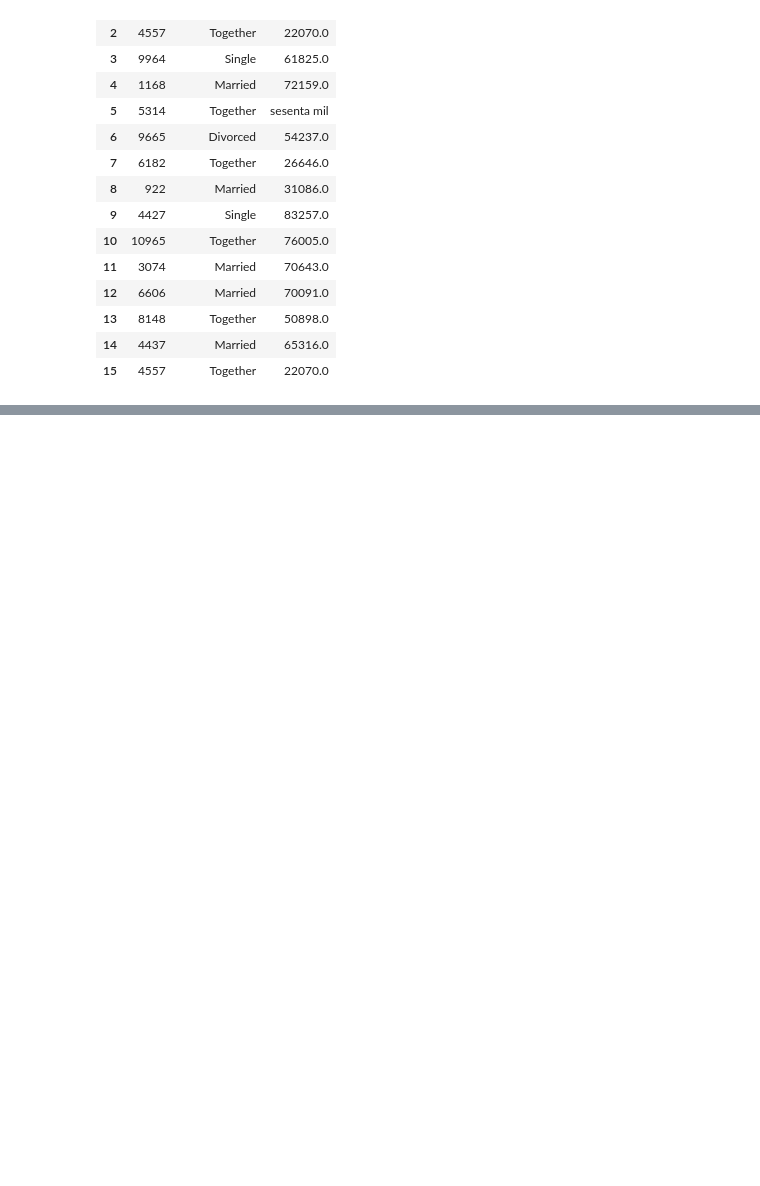
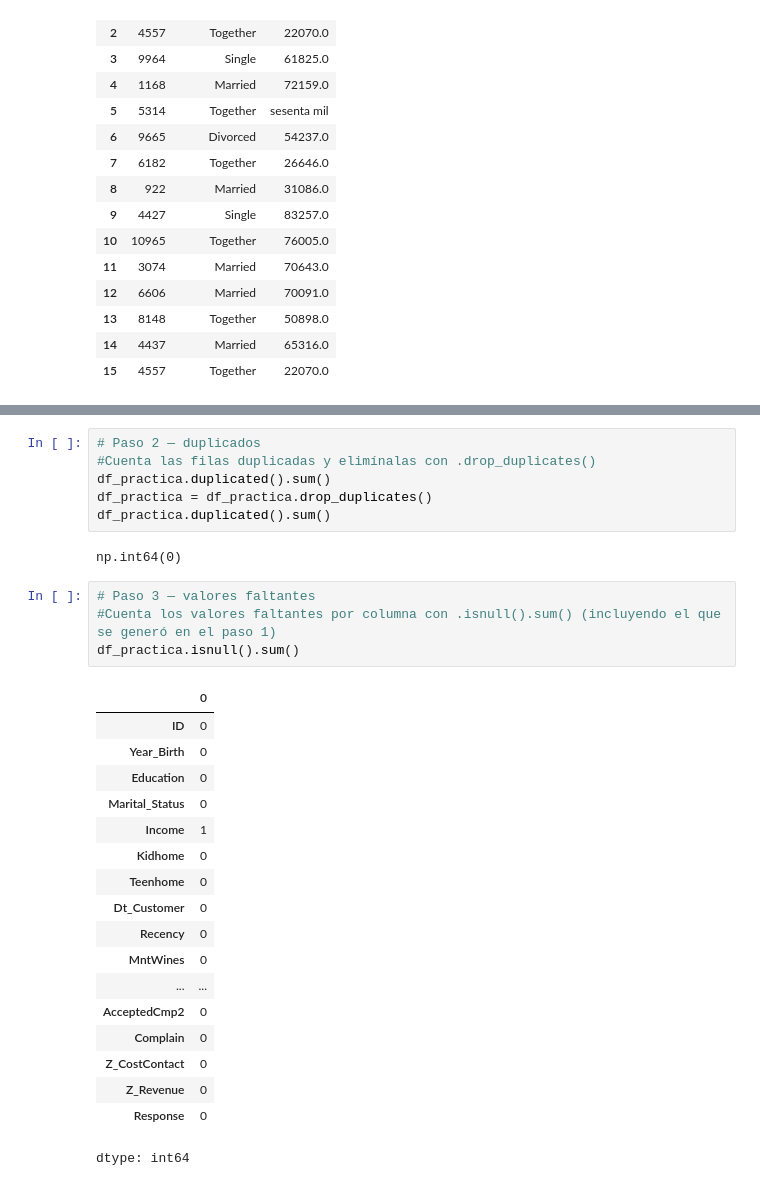
Before and after one commit to ElBaron-27/UACJ_Ruben, a Jupyter notebook: Sesion10_Data_Profiling_Entregable_271774.ipynb, the cells around one changed output, grey strips where cells are left out. Saved outputs shown, nothing was run; the diff lists cells and outputs as text; blank space fills up the shorter version.

```diff
--- a/Sesion10_Data_Profiling_Entregable_271774.ipynb
+++ b/Sesion10_Data_Profiling_Entregable_271774.ipynb
@@ -285,0 +298,31 @@ df_practica[['ID', 'Marital_Status', 'Income']]
+# %%
+# Paso 2 — duplicados
+#Cuenta las filas duplicadas y elimínalas con .drop_duplicates()
+df_practica.duplicated().sum()
+df_practica = df_practica.drop_duplicates()
+df_practica.duplicated().sum()
+# %% [output]
+np.int64(0)
+# %%
+# Paso 3 — valores faltantes
+#Cuenta los valores faltantes por columna con .isnull().sum() (incluyendo el que se generó en el paso 1)
+df_practica.isnull().sum()
+# %% [output]
+|  | 0 |
+| ID | 0 |
+| Year_Birth | 0 |
+| Education | 0 |
+| Marital_Status | 0 |
+| Income | 1 |
+| Kidhome | 0 |
+| Teenhome | 0 |
+| Dt_Customer | 0 |
+| Recency | 0 |
+| MntWines | 0 |
+| ... | ... |
+| AcceptedCmp2 | 0 |
+| Complain | 0 |
+| Z_CostContact | 0 |
+| Z_Revenue | 0 |
+| Response | 0 |
+dtype: int64
```
Also changed, not shown: parts of 10 cells of this notebook.
